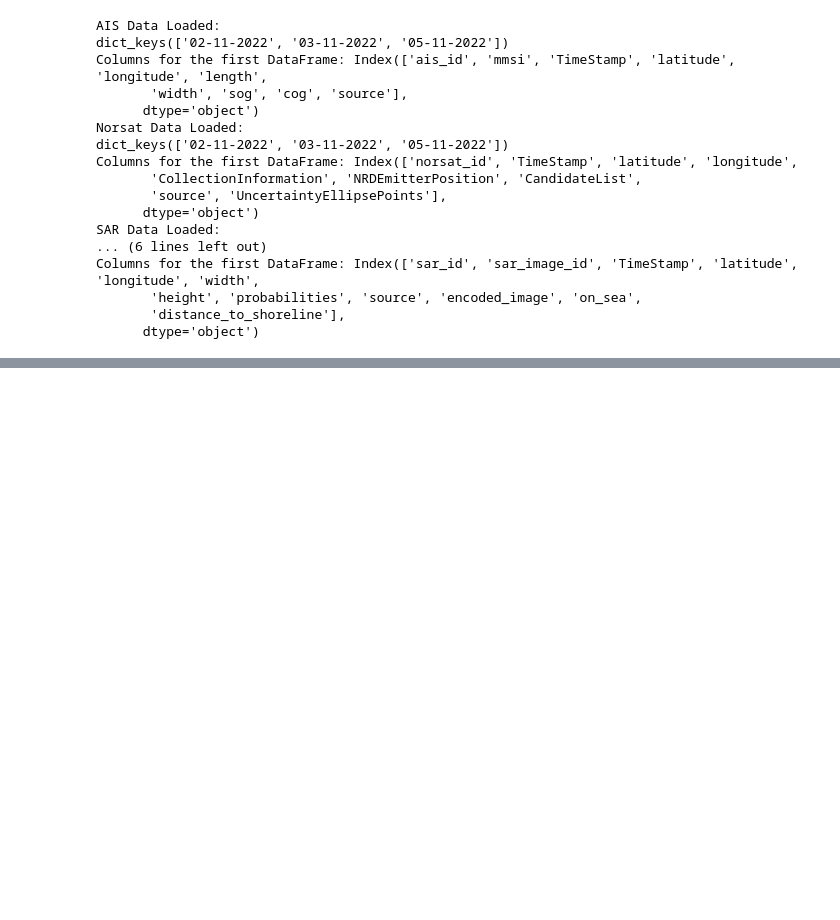
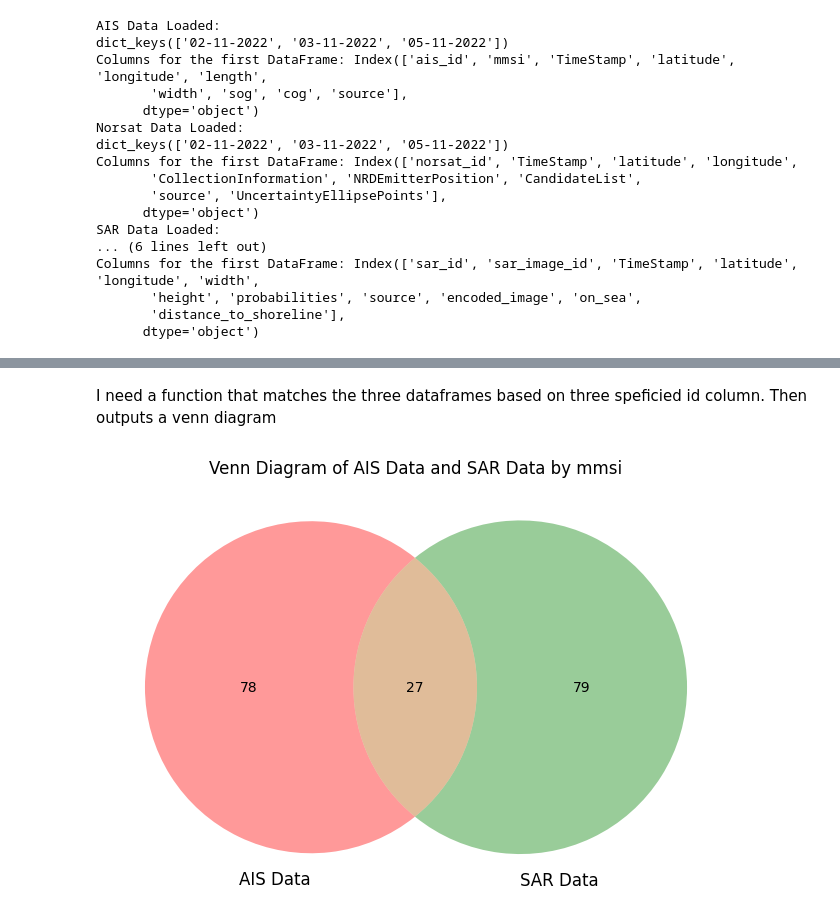
Before and after one commit to akse0360/Ship_datafusion, a Jupyter notebook: First_step_mathching/main.ipynb, the cells around one changed output, grey strips where cells are left out. Saved outputs shown, nothing was run; the diff lists cells and outputs as text; code cells hidden in the pictures; blank space fills up the shorter version.

```diff
--- a/First_step_mathching/main.ipynb
+++ b/First_step_mathching/main.ipynb
@@ -198,0 +228,6 @@ matched_data3 = match_nearest_unique(norsat_data, sar_data, 'norsat_id', 'sar_id
+# %%
+# NEAREST NEIGHBOUR WITH CLUSTERING #
+CNNM_ais_sar = cma.NNM_clustering(df1 = interpolated_ais_sar, df2=filtered_sar_data, ids=['mmsi', 'sar_id'], sources=['ais', 'sar'], eps=epsilon, min_samples=min_samples)
+CNNM_ais_norsat = cma.NNM_clustering(df1 = interpolated_ais_norsat, df2 = norsat_data, ids=['mmsi', 'norsat_id'], sources=['ais', 'norsat'], eps=epsilon, min_samples=min_samples)
+CNNM_sar_norsat = cma.NNM_clustering(df1 = filtered_sar_data, df2 = norsat_data, ids=['sar_id', 'norsat_id'], sources=['sar', 'norsat'], eps=epsilon, min_samples=min_samples)
+CNNM = {'ais_sar':CNNM_ais_sar, 'ais_norsat':CNNM_ais_norsat, 'sar_norsat':CNNM_sar_norsat}
@@ -198,0 +241,11 @@ matched_data3 = match_nearest_unique(norsat_data, sar_data, 'norsat_id', 'sar_id
+# %%
+# SORTING and DISTANCE THRESHOLDING #
+ais_sar = {'nnm': NNM['ais_sar'], 'ham': HAM['ais_sar'], 'cnnm': CNNM['ais_sar'], 'cham': CHAM['ais_sar']}
+ais_norsat = {'nnm': NNM['ais_norsat'], 'ham': HAM['ais_norsat'], 'cnnm': CNNM['ais_norsat'], 'cham': CHAM['ais_norsat']}
+sar_norsat = {'nnm': NNM['sar_norsat'], 'ham': HAM['sar_norsat'], 'cnnm': CNNM['sar_norsat'], 'cham': CHAM['sar_norsat']}
+
+# Thresholding by distance
+d_threshold = 15 #km
+thresholded_ais_sar = mf.filter_by_distance(ais_sar, distance_threshold = d_threshold, printer=False)
+thresholded_ais_norsat = mf.filter_by_distance(ais_norsat, distance_threshold = d_threshold, printer=False)
+thresholded_sar_norsat = mf.filter_by_distance(sar_norsat, distance_threshold = d_threshold, printer=False)
@@ -198,0 +323,38 @@ matched_data3 = match_nearest_unique(norsat_data, sar_data, 'norsat_id', 'sar_id
+# %% [markdown]
+I need a function that matches the three dataframes based on three speficied id column. Then outputs a venn diagram
+# %%
+import pandas as pd
+from matplotlib_venn import venn2
+import matplotlib.pyplot as plt
+
+def match_dataframes_and_venn(df1, df2, id_column, df1_label='DF1', df2_label='DF2'):
+    """
+    Matches two dataframes based on a specific id column and outputs a Venn diagram.
+
+    Parameters:
+    - df1: First dataframe
+    - df2: Second dataframe
+    - id_column: The name of the ID column to match on
+    - df1_label: Label for the first dataframe in the Venn diagram
+    - df2_label: Label for the second dataframe in the Venn diagram
+
+    Returns:
+    A Venn diagram showing the overlap of the two dataframes based on the id_column.
+    """
+    # Convert ID columns to sets for comparison
+    set1 = set(df1[id_column])
+    set2 = set(df2[id_column])
+
+    # Create the Venn diagram
+    plt.figure(figsize=(8, 8))
+    venn2([set1, set2], set_labels=(df1_label, df2_label))
+
+    # Show plot
+    plt.title(f'Venn Diagram of {df1_label} and {df2_label} by {id_column}')
+    plt.show()
+
+# Example usage
+# Assuming df1 and df2 are your dataframes and 'mmsi' is the ID column
+match_dataframes_and_venn(ais_sar['cnnm'], ais_norsat['cnnm'], 'mmsi', 'AIS Data', 'SAR Data')
+# %% [output]
+[figure, added]
```
Also changed, not shown: parts of 31 cells of this notebook, 17 other files.
